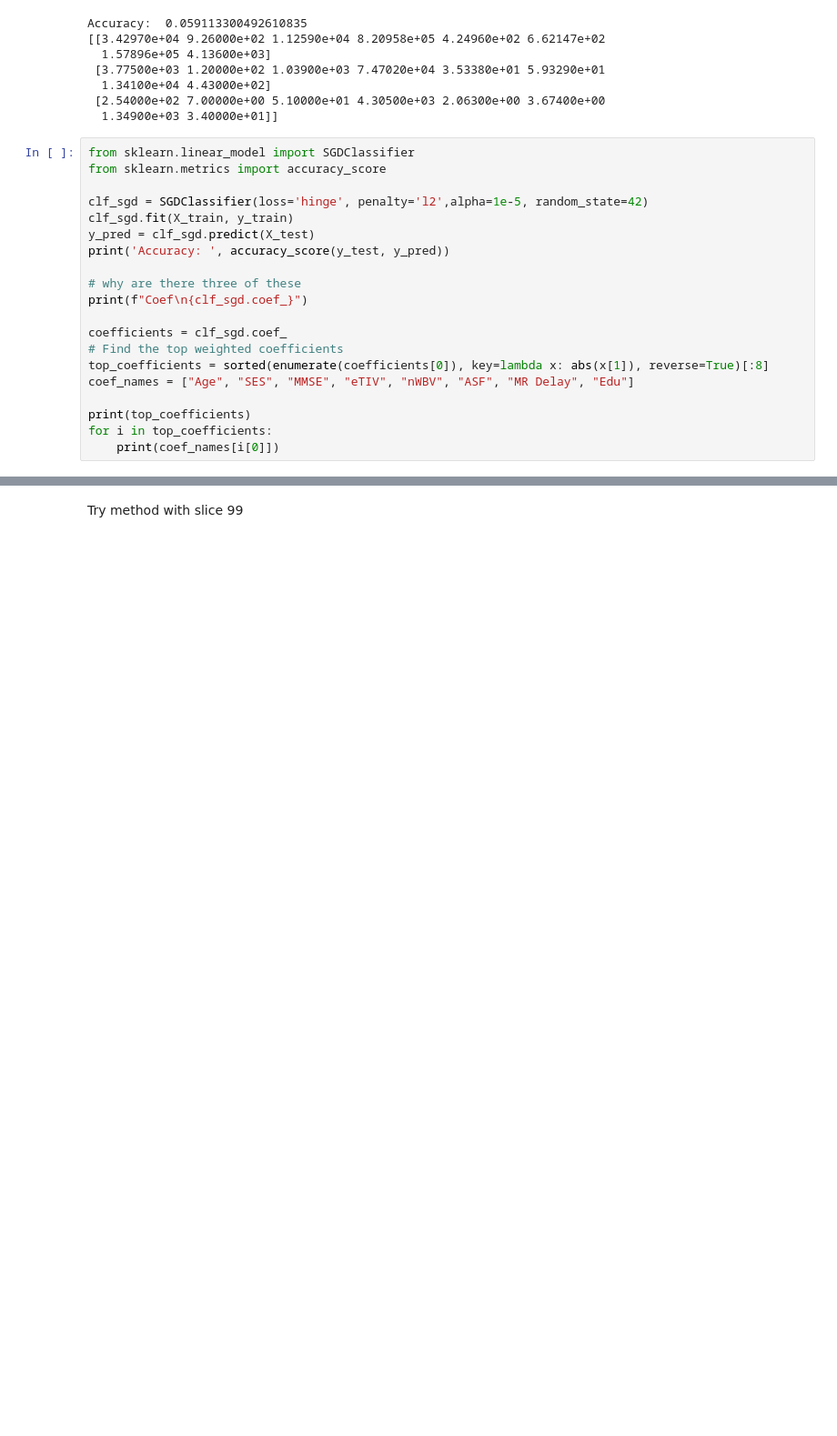
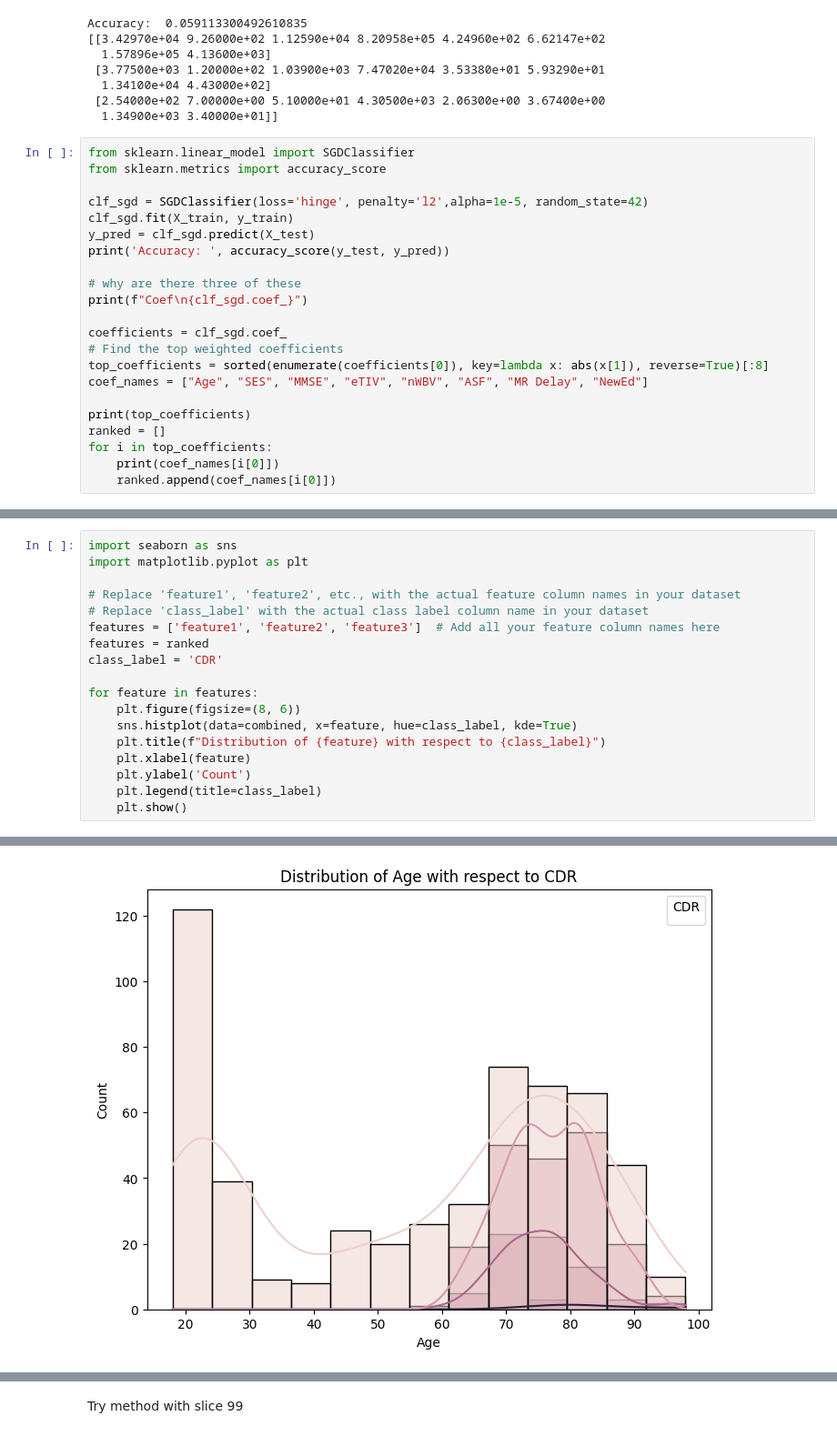
Before and after one commit to DackJempsey/alzheimer-classification, a Jupyter notebook: pre-proc.ipynb, the cells around one changed output, grey strips where cells are left out. Shown at 91% size. Saved outputs shown, nothing was run; the diff lists cells and outputs as text; blank space fills up the shorter version.

Commit message:
regression with-graphs and with withNA

```diff
--- a/pre-proc.ipynb
+++ b/pre-proc.ipynb
@@ -197,11 +197,13 @@ print(f"Coef\n{clf_sgd.coef_}")
 coefficients = clf_sgd.coef_
 # Find the top weighted coefficients
 top_coefficients = sorted(enumerate(coefficients[0]), key=lambda x: abs(x[1]), reverse=True)[:8]
-coef_names = ["Age", "SES", "MMSE", "eTIV", "nWBV", "ASF", "MR Delay", "Edu"]
+coef_names = ["Age", "SES", "MMSE", "eTIV", "nWBV", "ASF", "MR Delay", "NewEd"]
 
 print(top_coefficients)
+ranked = []
 for i in top_coefficients:
     print(coef_names[i[0]])
+    ranked.append(coef_names[i[0]])
 # %% [output]
 Accuracy:  0.896551724137931
 Coef
@@ -220,3 +222,22 @@ MR Delay
 SES
 nWBV
 ASF
+# %%
+import seaborn as sns
+import matplotlib.pyplot as plt
+
+# Replace 'feature1', 'feature2', etc., with the actual feature column names in your dataset
+# Replace 'class_label' with the actual class label column name in your dataset
+features = ['feature1', 'feature2', 'feature3']  # Add all your feature column names here
+features = ranked
+class_label = 'CDR'
+
+for feature in features:
+    plt.figure(figsize=(8, 6))
+    sns.histplot(data=combined, x=feature, hue=class_label, kde=True)
+    plt.title(f"Distribution of {feature} with respect to {class_label}")
+    plt.xlabel(feature)
+    plt.ylabel('Count')
+    plt.legend(title=class_label)
+    plt.show()
+# %% [output]
@@ -222,0 +245 @@ ASF
+[figure, added]
```
Also changed, not shown: parts of 3 cells of this notebook, 1 other file.
